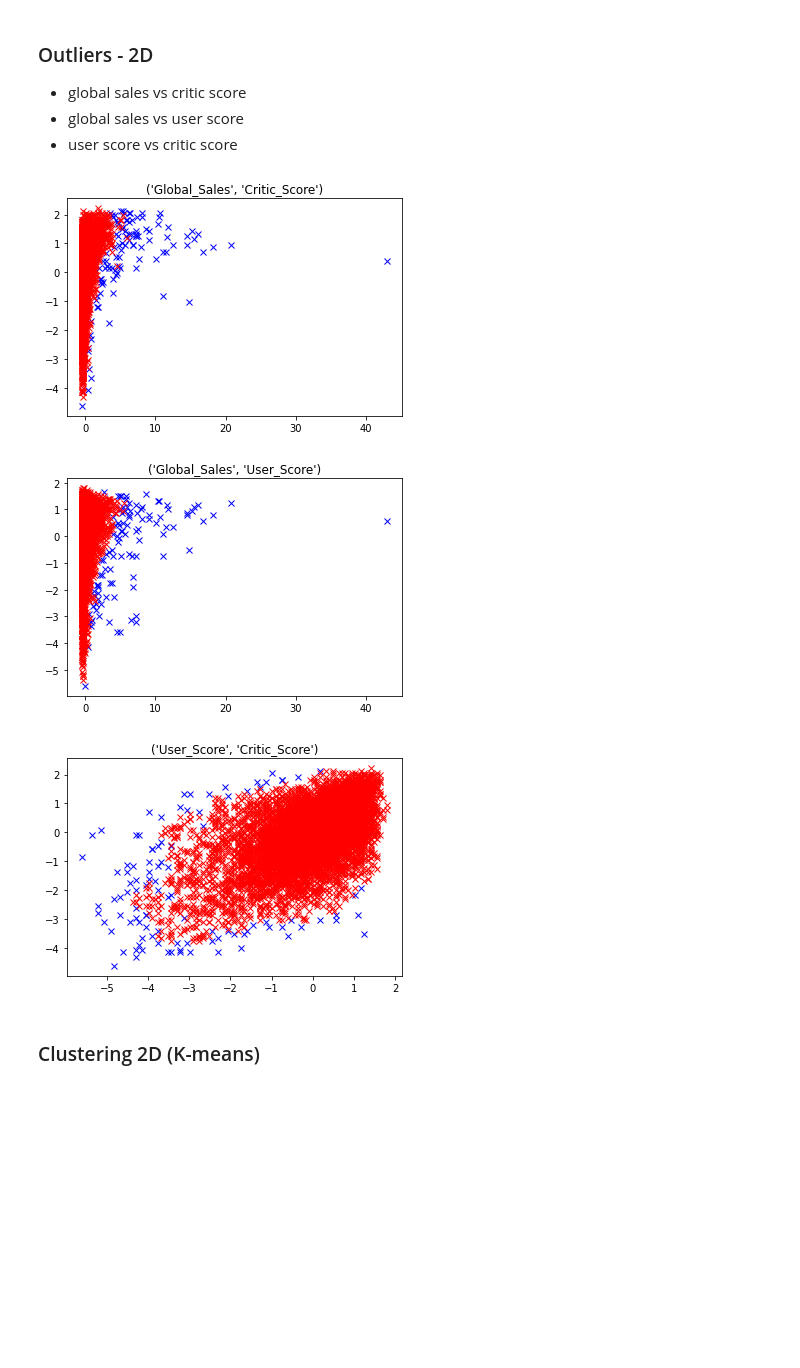
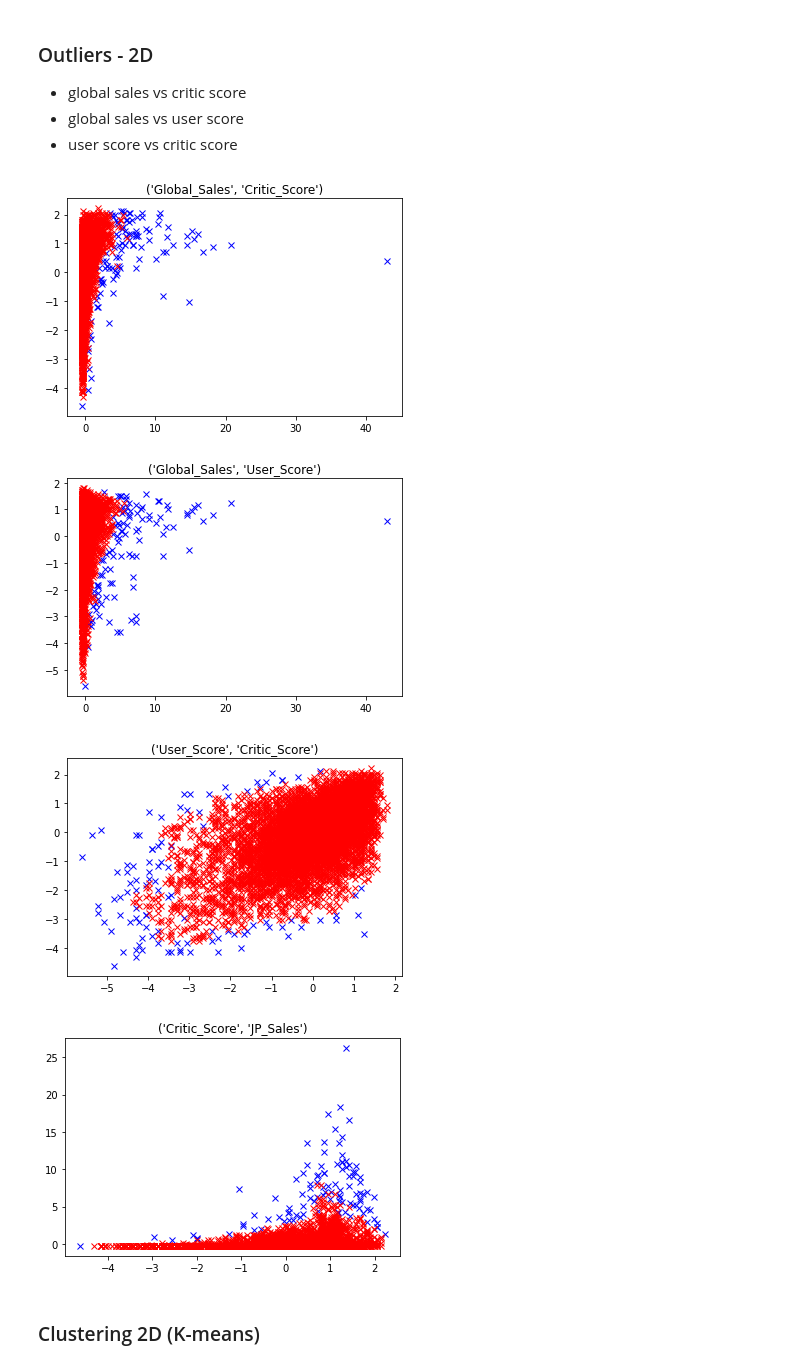
Before and after one commit to Loniowsky/Data-Mining-Project, a Jupyter notebook: scripts/notebooks/data_analysis.ipynb, the cells around one changed output. Saved outputs shown, nothing was run; the diff lists cells and outputs as text; code cells hidden in the pictures; blank space fills up the shorter version.

Commit message:
Add more charts

```diff
--- a/scripts/notebooks/data_analysis.ipynb
+++ b/scripts/notebooks/data_analysis.ipynb
@@ -129,21 +129,23 @@ for index, column in enumerate(k_means_columns):
 # %%
 k_neighbours = 5
 r_percentage = 0.01
 nearest_neighbours_columns = [("Global_Sales", "Critic_Score"),
                               ("Global_Sales", "User_Score"),
-                              ("User_Score", "Critic_Score")]
+                              ("User_Score", "Critic_Score"),
+                              ("Critic_Score", "JP_Sales")]
 outliers_for_each_pair = []
 for column_pair in nearest_neighbours_columns:
     outliers, non_outliers = find_outliers_in_two_columns(data, column_pair, k_neighbours, r_percentage)
     outliers_for_each_pair.append(outliers)
 
     plt.figure()
     plt.plot(outliers[column_pair[0]], outliers[column_pair[1]], 'x', c='b')
     plt.plot(non_outliers[column_pair[0]], non_outliers[column_pair[1]], 'x', c='r')
     plt.title(column_pair)
 # %% [output]
 [figure]
 [figure]
 [figure]
+[figure, added]
 # %% [markdown]
 ### Clustering 2D (K-means)
```
Also changed, not shown: parts of 2 cells of this notebook, 3 other files.
